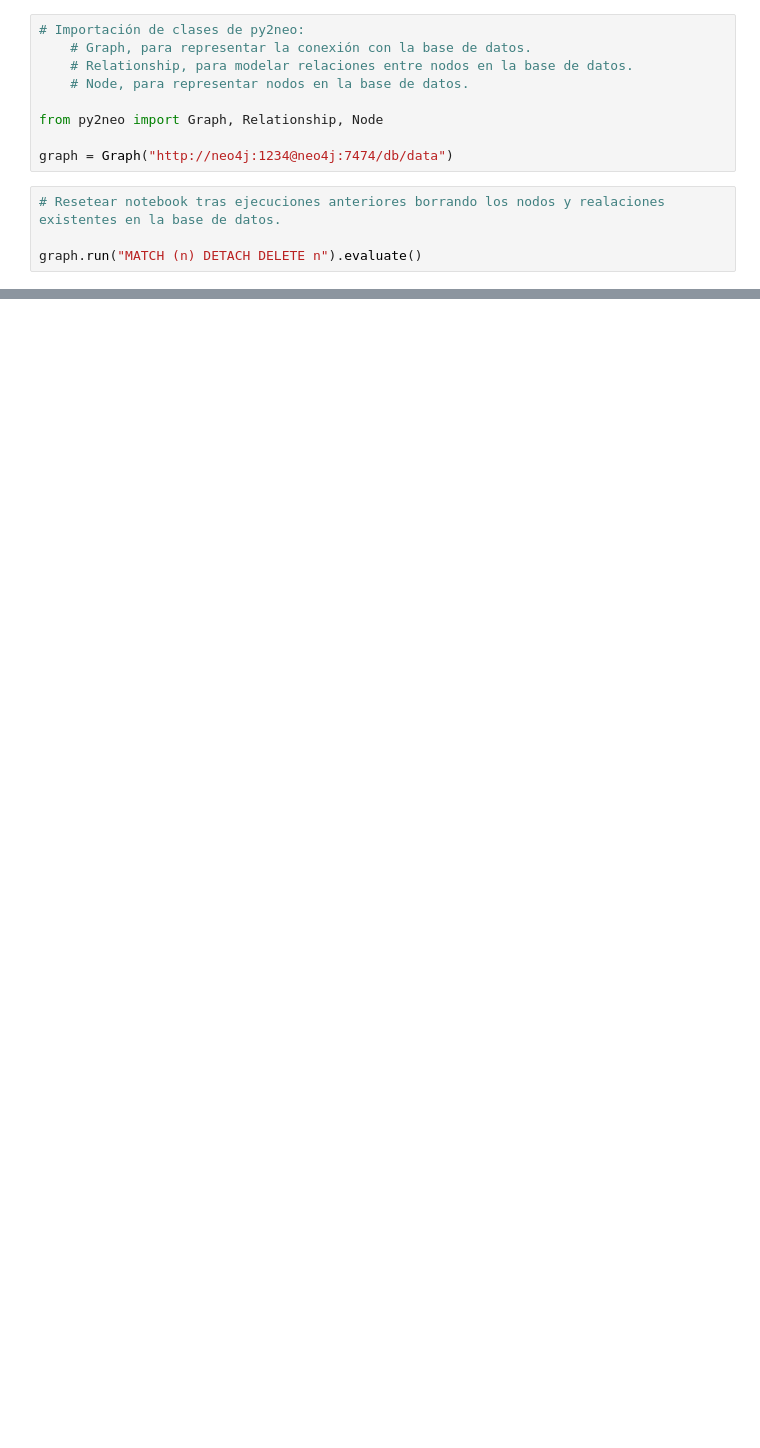
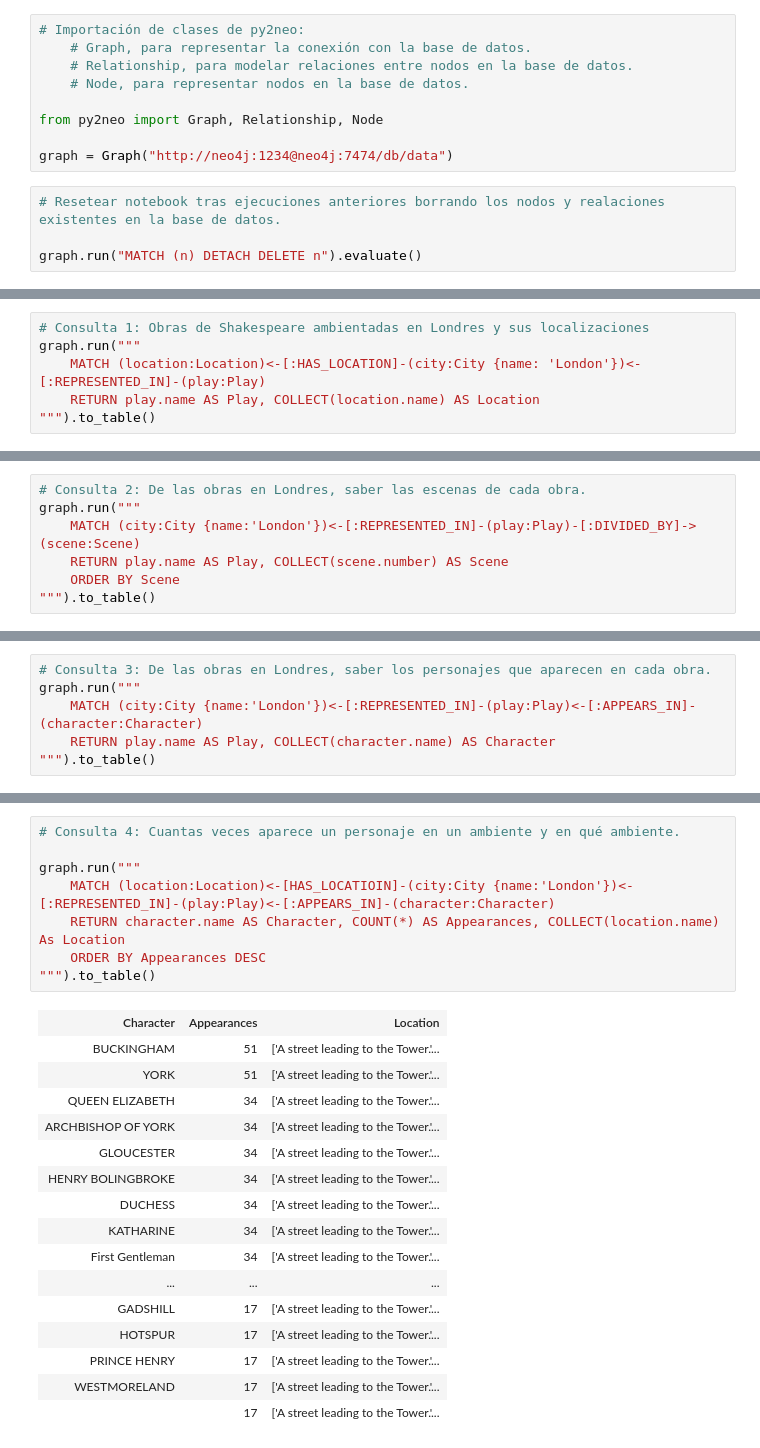
Before and after one commit to jorgedediosb/datahack, a Jupyter notebook: modulo_2-NoSQL/datahack-nosql-v4/work/practica/shakespeare_locations_neo4j.ipynb, the cells around one changed output, grey strips where cells are left out. Cells and saved outputs as stored; diff of their text form; blank space fills up the shorter version.

```diff
--- a/modulo_2-NoSQL/datahack-nosql-v4/work/practica/shakespeare_locations_neo4j.ipynb
+++ b/modulo_2-NoSQL/datahack-nosql-v4/work/practica/shakespeare_locations_neo4j.ipynb
@@ -183,0 +289,6 @@ RETURN DISTINCT labels(n) AS Labels, keys(n) AS Keys, n
+# %%
+# Consulta 1: Obras de Shakespeare ambientadas en Londres y sus localizaciones
+graph.run("""
+    MATCH (location:Location)<-[:HAS_LOCATION]-(city:City {name: 'London'})<-[:REPRESENTED_IN]-(play:Play)
+    RETURN play.name AS Play, COLLECT(location.name) AS Location
+""").to_table()
@@ -183,0 +305,7 @@ RETURN DISTINCT labels(n) AS Labels, keys(n) AS Keys, n
+# %%
+# Consulta 2: De las obras en Londres, saber las escenas de cada obra.
+graph.run("""
+    MATCH (city:City {name:'London'})<-[:REPRESENTED_IN]-(play:Play)-[:DIVIDED_BY]->(scene:Scene)
+    RETURN play.name AS Play, COLLECT(scene.number) AS Scene
+    ORDER BY Scene
+""").to_table()
@@ -183,0 +322,6 @@ RETURN DISTINCT labels(n) AS Labels, keys(n) AS Keys, n
+# %%
+# Consulta 3: De las obras en Londres, saber los personajes que aparecen en cada obra.
+graph.run("""
+    MATCH (city:City {name:'London'})<-[:REPRESENTED_IN]-(play:Play)<-[:APPEARS_IN]-(character:Character)
+    RETURN play.name AS Play, COLLECT(character.name) AS Character
+""").to_table()
@@ -183,0 +338,25 @@ RETURN DISTINCT labels(n) AS Labels, keys(n) AS Keys, n
+# %%
+# Consulta 4: Cuantas veces aparece un personaje en un ambiente y en qué ambiente.
+
+graph.run("""
+    MATCH (location:Location)<-[HAS_LOCATIOIN]-(city:City {name:'London'})<-[:REPRESENTED_IN]-(play:Play)<-[:APPEARS_IN]-(character:Character)
+    RETURN character.name AS Character, COUNT(*) AS Appearances, COLLECT(location.name) As Location
+    ORDER BY Appearances DESC
+""").to_table()
+# %% [output]
+| Character | Appearances | Location |
+| BUCKINGHAM | 51 | ['A street leading to the Tower.'... |
+| YORK | 51 | ['A street leading to the Tower.'... |
+| QUEEN ELIZABETH | 34 | ['A street leading to the Tower.'... |
+| ARCHBISHOP OF YORK | 34 | ['A street leading to the Tower.'... |
+| GLOUCESTER | 34 | ['A street leading to the Tower.'... |
+| HENRY BOLINGBROKE | 34 | ['A street leading to the Tower.'... |
+| DUCHESS | 34 | ['A street leading to the Tower.'... |
+| KATHARINE | 34 | ['A street leading to the Tower.'... |
+| First Gentleman | 34 | ['A street leading to the Tower.'... |
+| ... | ... | ... |
+| GADSHILL | 17 | ['A street leading to the Tower.'... |
+| HOTSPUR | 17 | ['A street leading to the Tower.'... |
+| PRINCE HENRY | 17 | ['A street leading to the Tower.'... |
+| WESTMORELAND | 17 | ['A street leading to the Tower.'... |
+|  | 17 | ['A street leading to the Tower.'... |
```
Also changed, not shown: parts of 47 cells of this notebook, 2 other files.
